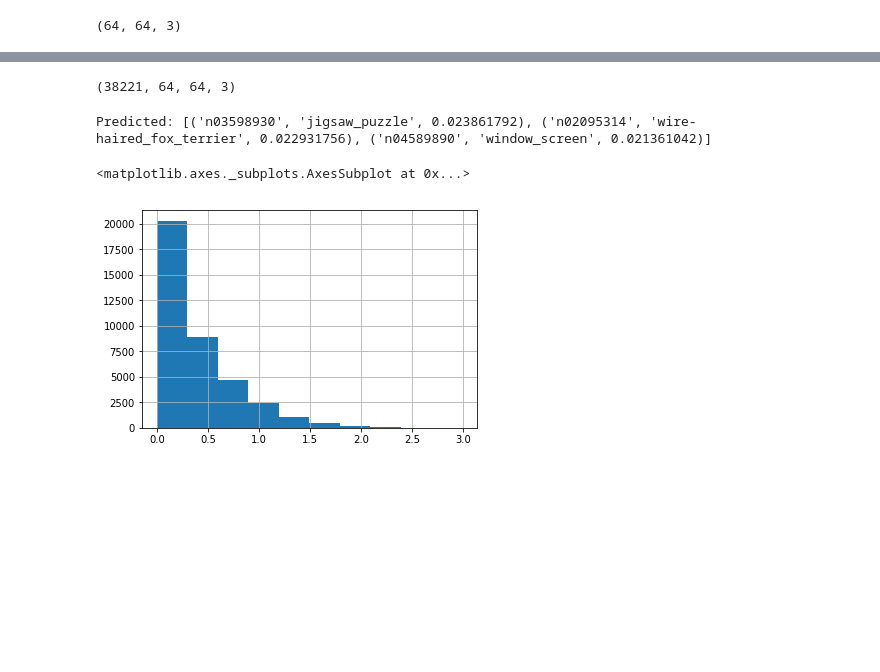
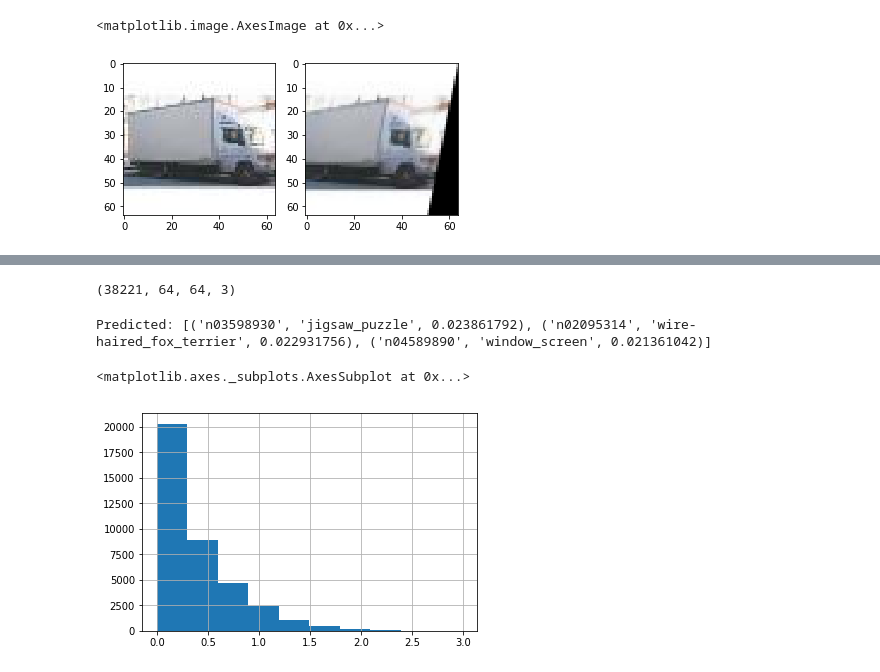
Before and after one commit to ifuding/TC, a Jupyter notebook: ZJC/Code/EmbAttrToImagFeaturesClean-Copy1.ipynb, the cells around one changed output, grey strips where cells are left out. Cells and saved outputs as stored; diff of their text form; code cells hidden in the pictures; blank space fills up the shorter version.

```diff
--- a/ZJC/Code/EmbAttrToImagFeaturesClean-Copy1.ipynb
+++ b/ZJC/Code/EmbAttrToImagFeaturesClean-Copy1.ipynb
@@ -73,4 +65,21 @@ train_data.head()
-# %%
-imread(path + '/DatasetA_train_20180813/train/a6394b0f513290f4651cc46792e5ac86.jpeg').shape
-# %% [output]
-(64, 64, 3)
+# %%
+from skimage import io
+from skimage import transform
+
+img = train_data.iloc[5000].img / 255
+
+afine_tf = transform.AffineTransform(shear=-0.2)
+
+# Apply transform to image data
+modified = transform.warp(img, inverse_map=afine_tf)
+
+# Display the result
+# io.imshow(modified)
+# io.imshow(img)
+pyplot.subplot(121)
+pyplot.imshow(img)
+pyplot.subplot(122)
+pyplot.imshow(modified)
+# %% [output]
+<matplotlib.image.AxesImage at 0x...>
+[figure, added]
```
Also changed, not shown: parts of 3 cells of this notebook, 2 other files.
